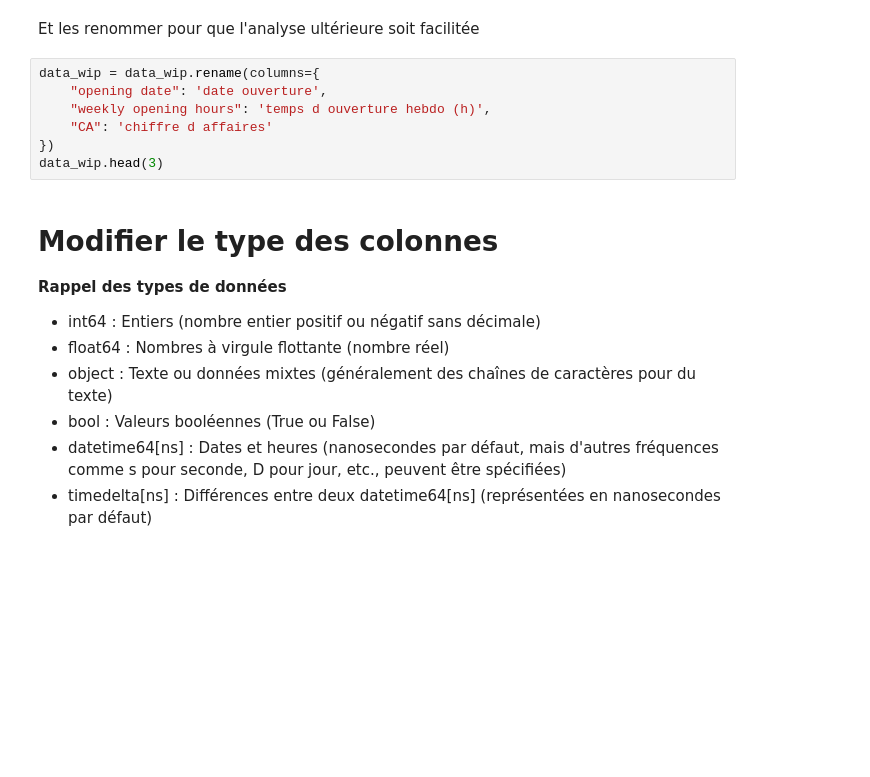
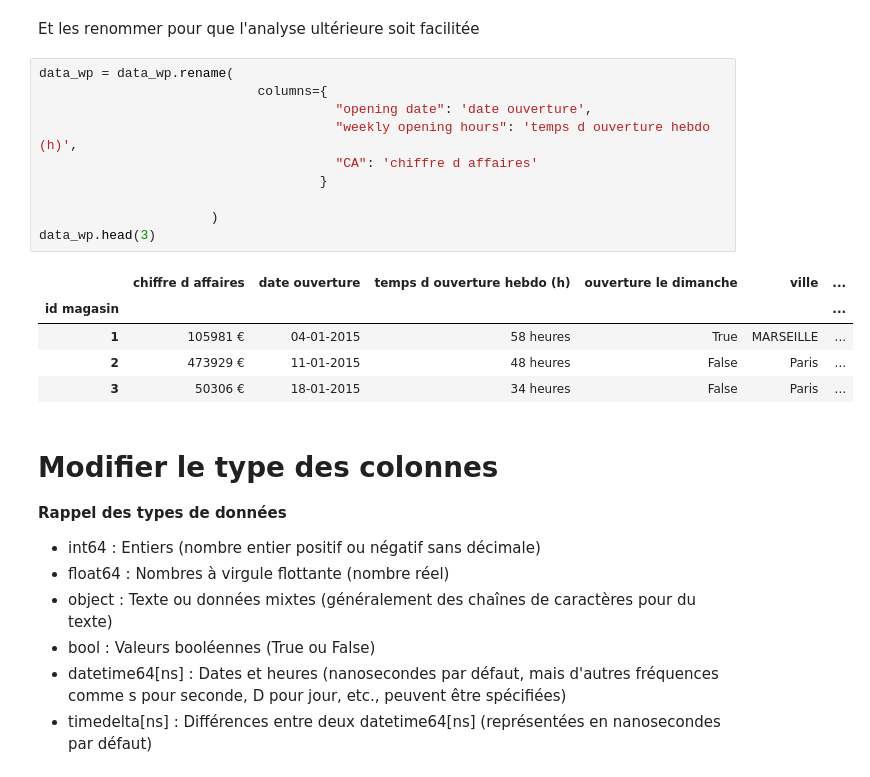
Before and after one commit to nevillemakoyi/Pandas_basic, a Jupyter notebook: notebooks/3 - data cleaning avec pandas - cours - élève.ipynb, the cells around one changed output. Drawn from its saved outputs; the diff is of its cells as text; blank space fills up the shorter version.

Commit message:
data cleaning data type check

```diff
--- a/notebooks/3 - data cleaning avec pandas - cours - élève.ipynb
+++ b/notebooks/3 - data cleaning avec pandas - cours - élève.ipynb
@@ -281,12 +281,21 @@ data_wp.head(3)
 # %% [markdown]
 Et les renommer pour que l'analyse ultérieure soit facilitée
 # %%
-data_wip = data_wip.rename(columns={
-    "opening date": 'date ouverture',
-    "weekly opening hours": 'temps d ouverture hebdo (h)',
-    "CA": 'chiffre d affaires'
-})
-data_wip.head(3)
+data_wp = data_wp.rename(
+                            columns={
+                                      "opening date": 'date ouverture',
+                                      "weekly opening hours": 'temps d ouverture hebdo (h)',
+                                      "CA": 'chiffre d affaires'
+                                    }
+
+                      )
+data_wp.head(3)
+# %% [output]
+|  | chiffre d affaires | date ouverture | temps d ouverture hebdo (h) | ouverture le dimanche | ville | ... |
+| id magasin |  |  |  |  |  | ... |
+| 1 | 105981 € | 04-01-2015 | 58 heures | True | MARSEILLE | ... |
+| 2 | 473929 € | 11-01-2015 | 48 heures | False | Paris | ... |
+| 3 | 50306 € | 18-01-2015 | 34 heures | False | Paris | ... |
 # %% [markdown]
 <h1> Modifier le type des colonnes </h1>
 
```
Also changed, not shown: parts of 4 cells of this notebook.
